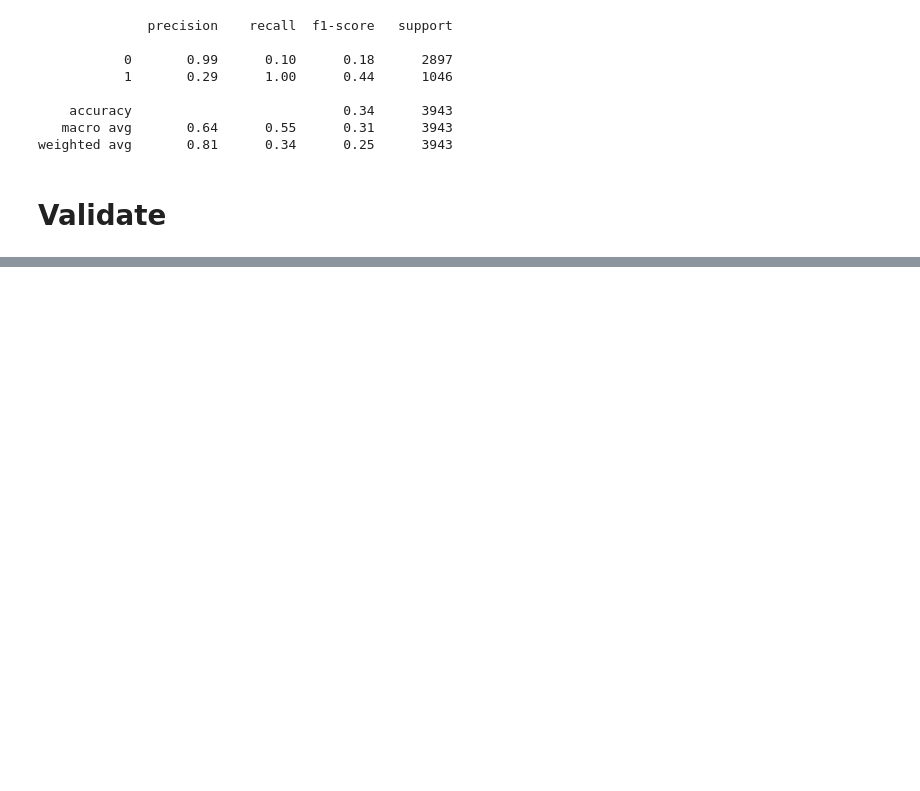
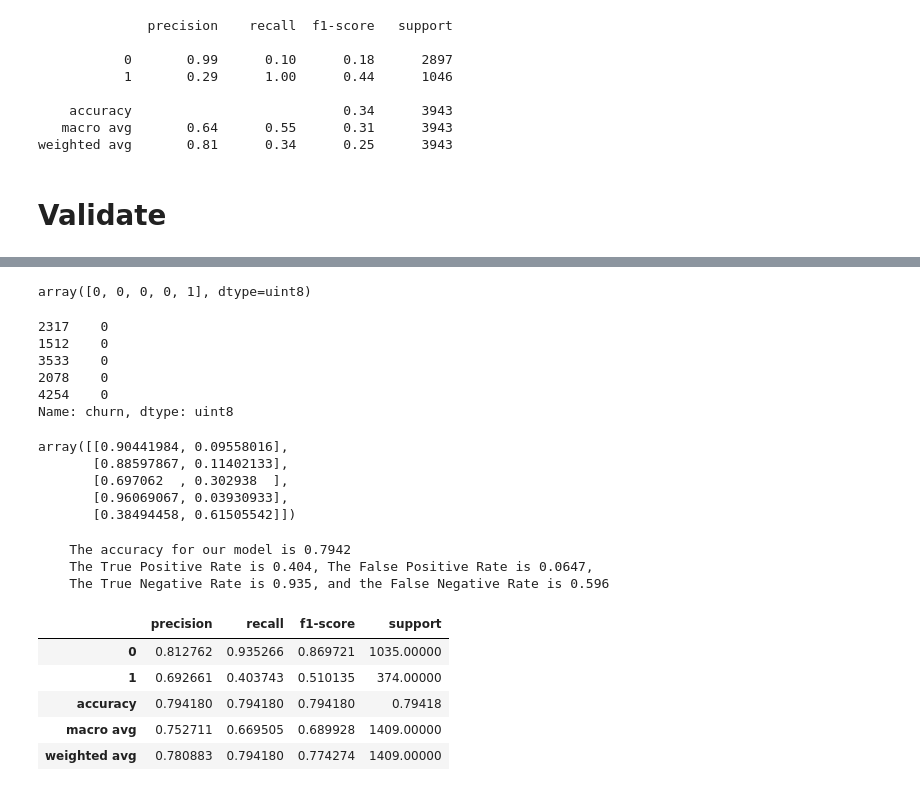
Before and after one commit to johngrinstead/classification_project, a Jupyter notebook: model.ipynb, the cells around one changed output, grey strips where cells are left out. Saved outputs shown, nothing was run; the diff lists cells and outputs as text; code cells hidden in the pictures; blank space fills up the shorter version.

```diff
--- a/model.ipynb
+++ b/model.ipynb
@@ -851,0 +890,9 @@ weighted avg       0.81      0.34      0.25      3943
+# %%
+# Produce y_predictions that come from the X_validate
+y_pred = knn.predict(X_validate)
+
+# Confusion Matrix
+print(confusion_matrix(y_validate, y_pred))
+
+# Compare actual y values (from validate) to predicted y_values from the model run on X_validate
+print(classification_report(y_validate, y_pred))
@@ -851,0 +955,61 @@ weighted avg       0.81      0.34      0.25      3943
+# %%
+def get_metrics_binary(rf):
+    '''
+    get_metrics_binary takes in a confusion matrix (cnf) for a binary classifier and prints out metrics based on
+    values in variables named X_train, y_train, and y_pred.
+
+    return: a classification report as a transposed DataFrame
+    '''
+    accuracy = rf.score(X_test, y_test)
+    class_report = pd.DataFrame(classification_report(y_test, y_pred, output_dict=True)).T
+    conf = confusion_matrix(y_test, y_pred)
+    tpr = conf[1][1] / conf[1].sum()
+    fpr = conf[0][1] / conf[0].sum()
+    tnr = conf[0][0] / conf[0].sum()
+    fnr = conf[1][0] / conf[1].sum()
+    print(f'''
+    The accuracy for our model is {accuracy:.4}
+    The True Positive Rate is {tpr:.3}, The False Positive Rate is {fpr:.3},
+    The True Negative Rate is {tnr:.3}, and the False Negative Rate is {fnr:.3}
+    ''')
+    return class_report
+# %%
+# Produce y_predictions that come from the X_validate
+y_pred = rf2.predict(X_test)
+y_pred[0:5]
+# %% [output]
+array([0, 0, 0, 0, 1], dtype=uint8)
+# %%
+y_test.head()
+# %% [output]
+2317    0
+1512    0
+3533    0
+2078    0
+4254    0
+Name: churn, dtype: uint8
+# %%
+# make probabilities
+
+y_pred_proba = rf2.predict_proba(X_test)
+y_pred_proba[0:5]
+# %% [output]
+array([[0.90441984, 0.09558016],
+       [0.88597867, 0.11402133],
+       [0.697062  , 0.302938  ],
+       [0.96069067, 0.03930933],
+       [0.38494458, 0.61505542]])
+# %%
+get_metrics_binary(rf2)
+
+# final product is 6% higher than baseline prediction
+# %% [output]
+    The accuracy for our model is 0.7942
+    The True Positive Rate is 0.404, The False Positive Rate is 0.0647,
+    The True Negative Rate is 0.935, and the False Negative Rate is 0.596
+|  | precision | recall | f1-score | support |
+| 0 | 0.812762 | 0.935266 | 0.869721 | 1035.00000 |
+| 1 | 0.692661 | 0.403743 | 0.510135 | 374.00000 |
+| accuracy | 0.794180 | 0.794180 | 0.794180 | 0.79418 |
+| macro avg | 0.752711 | 0.669505 | 0.689928 | 1409.00000 |
+| weighted avg | 0.780883 | 0.794180 | 0.774274 | 1409.00000 |
```
Also changed, not shown: parts of 40 cells of this notebook.
